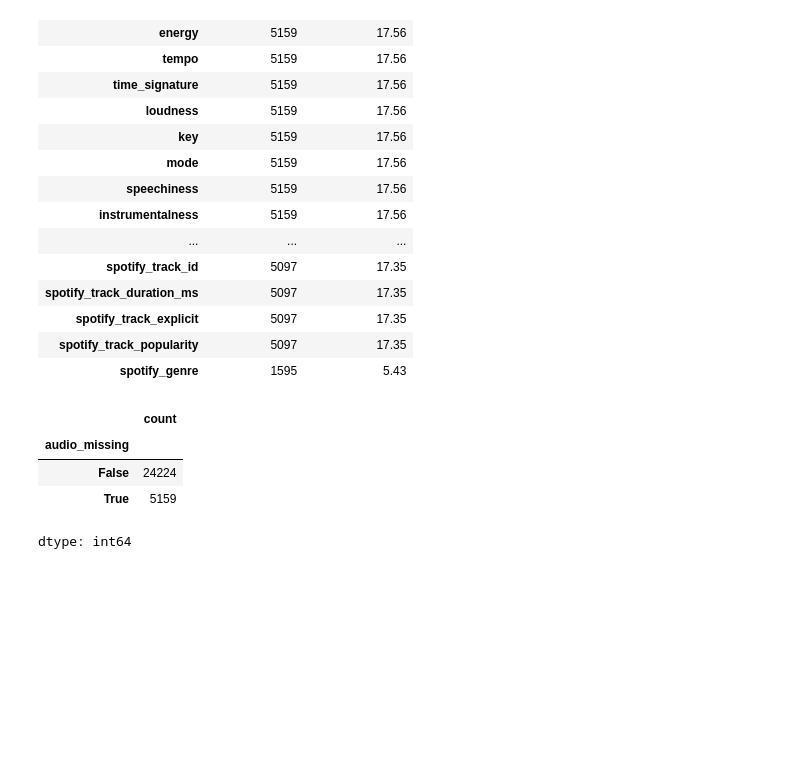
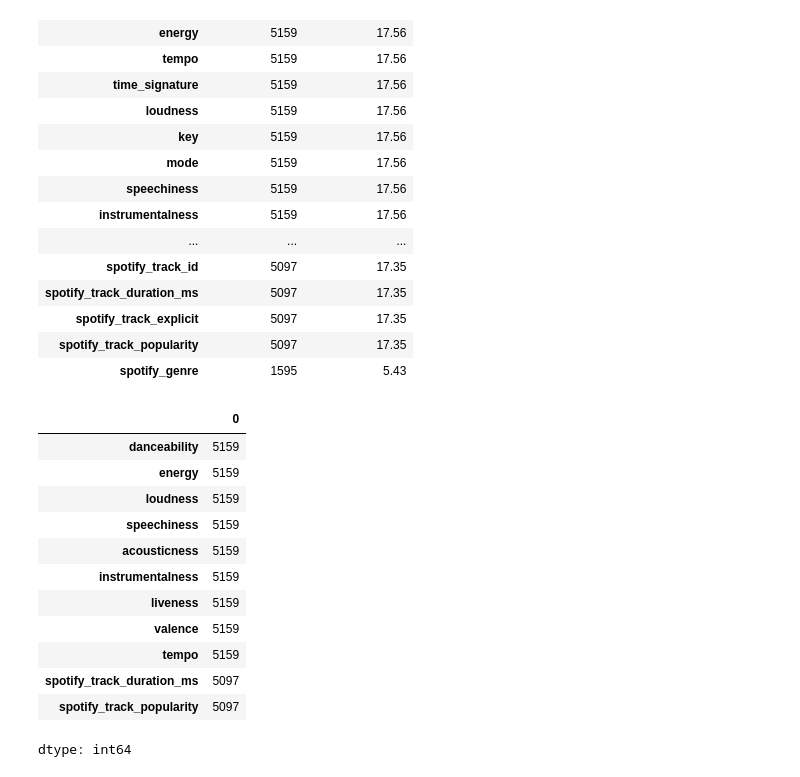
Before and after one commit to rheahalebeed/BA305-A3-Billboard-Spotify-Project, a Jupyter notebook: BA305ProjectCode.ipynb, the cells around one changed output. Cells and saved outputs as stored; diff of their text form; code cells hidden in the pictures; blank space fills up the shorter version.

```diff
--- a/BA305ProjectCode.ipynb
+++ b/BA305ProjectCode.ipynb
@@ -299,13 +299,20 @@ missing_summary
 | spotify_track_explicit | 5097 | 17.35 |
 | spotify_track_popularity | 5097 | 17.35 |
 | spotify_genre | 1595 | 5.43 |
-# %%
-# Identify songs with missing danceability values and count how many have missing versus available data
-data["audio_missing"] = data["danceability"].isna()
-data["audio_missing"].value_counts()
-# %% [output]
-|  | count |
-| audio_missing |  |
-| False | 24224 |
-| True | 5159 |
-dtype: int64
+# %%
+#only looking at missing audio features
+data[audio_cols].isna().sum()
+# %% [output]
+|  | 0 |
+| danceability | 5159 |
+| energy | 5159 |
+| loudness | 5159 |
+| speechiness | 5159 |
+| acousticness | 5159 |
+| instrumentalness | 5159 |
+| liveness | 5159 |
+| valence | 5159 |
+| tempo | 5159 |
+| spotify_track_duration_ms | 5097 |
+| spotify_track_popularity | 5097 |
+dtype: int64
```
Also changed, not shown: parts of 4 cells of this notebook.
